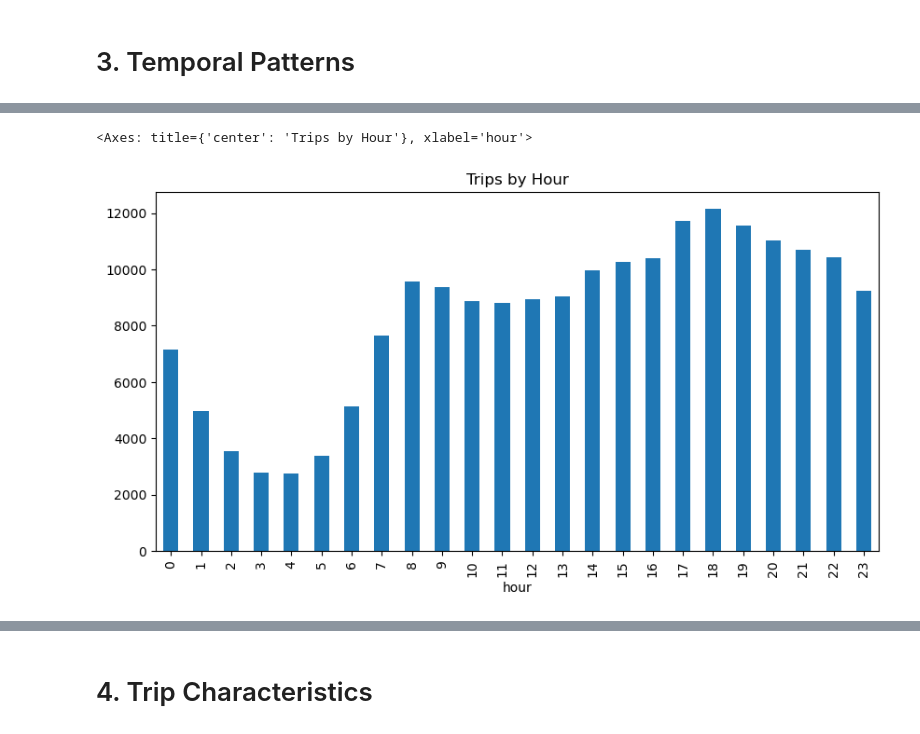
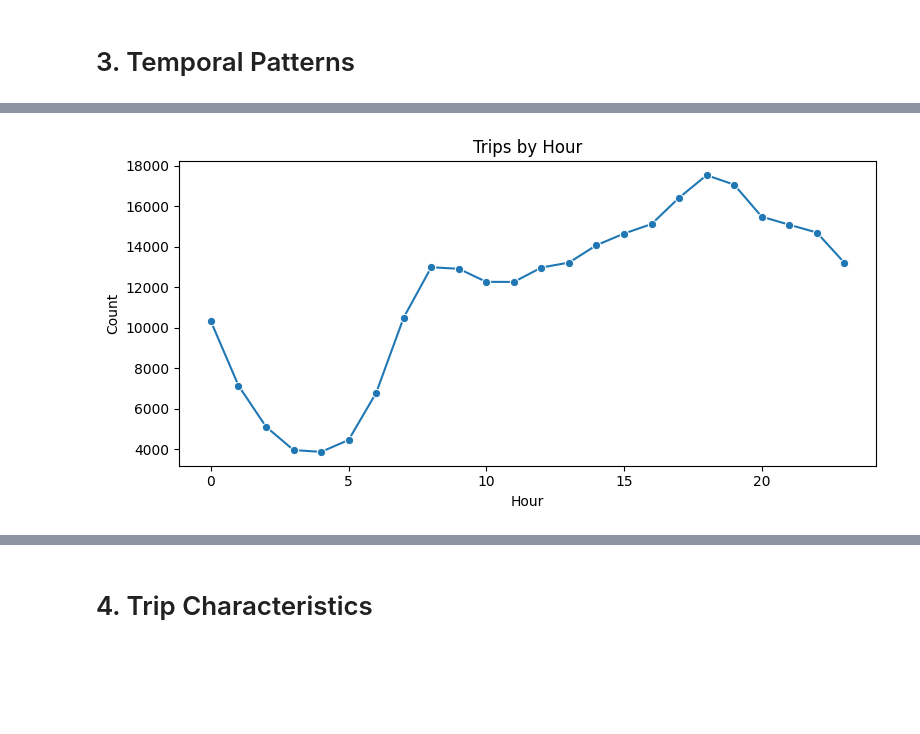
Before and after one commit to prppy/nyc-taxi-mlops, a Jupyter notebook: source/mlops/eda.ipynb, the cells around one changed output, grey strips where cells are left out. Drawn from its saved outputs; the diff is of its cells as text; code cells hidden in the pictures; blank space fills up the shorter version.

```diff
--- a/source/mlops/eda.ipynb
+++ b/source/mlops/eda.ipynb
@@ -38,0 +18,5 @@ Index(['pickup_datetime', 'dropoff_datetime', 'pulocationid', 'dolocationid',
+# %%
+from source.utils.db import load_enriched_trip_data
+
+df = load_enriched_trip_data()
+df.head()
@@ -88,7 +170,7 @@ wind_speed_max                    74         0.04
 # %% [markdown]
 # 3. Temporal Patterns
 # %%
-df["pickup_datetime"] = pd.to_datetime(df["pickup_datetime"])
-daily_trips = df.groupby(df["pickup_datetime"].dt.date).size()
-daily_trips.plot(figsize=(12,5), title="Daily Trip Volume")
+time_cols = ["year", "month", "day_of_week", "hour"]
+existing_time_cols = [c for c in time_cols if c in df.columns]
+print("Available time columns:", existing_time_cols)
 # %% [output]
@@ -97,8 +178,12 @@ daily_trips.plot(figsize=(12,5), title="Daily Trip Volume")
 # %%
-df["hour"] = df["pickup_datetime"].dt.hour
-df["hour"].value_counts().sort_index().plot(
-    kind="bar", figsize=(10,5), title="Trips by Hour"
-)
+if "hour" in df.columns:
+    hourly = df.groupby("hour").size().sort_index()
+    plt.figure(figsize=(8, 4))
+    sns.lineplot(x=hourly.index, y=hourly.values, marker="o")
+    plt.title("Trips by Hour")
+    plt.xlabel("Hour")
+    plt.ylabel("Count")
+    plt.tight_layout()
+    plt.show()
 # %% [output]
-<Axes: title={'center': 'Trips by Hour'}, xlabel='hour'>
-[figure, old version]
+[figure, new version]
```
Also changed, not shown: parts of 29 cells of this notebook, 23 other files.
